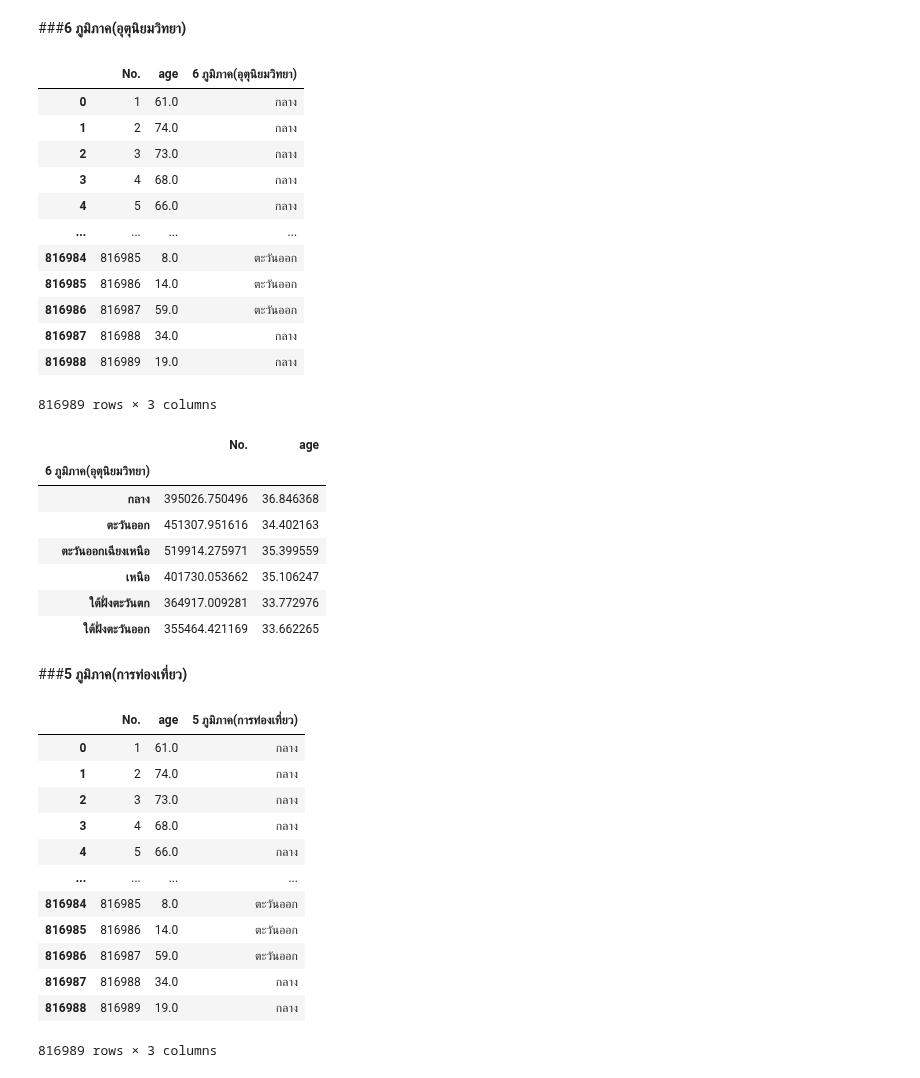
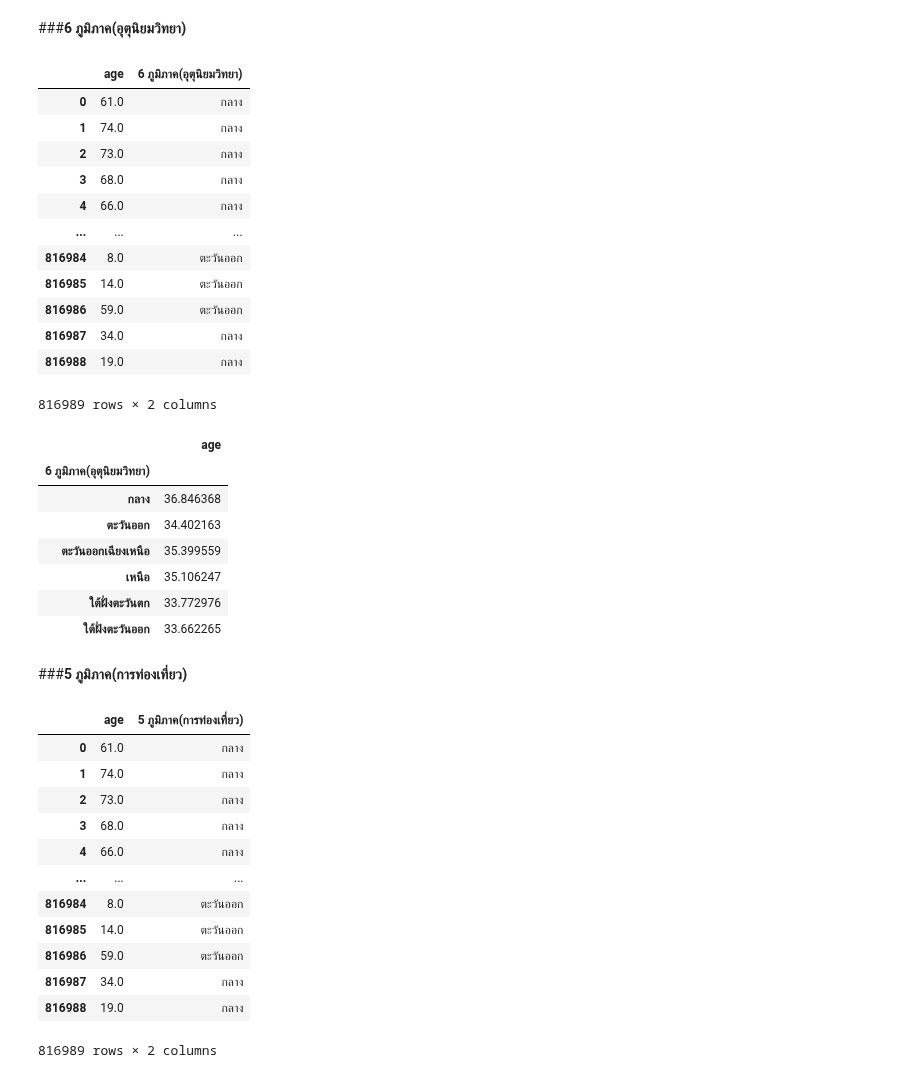
Before and after one commit to gameaphiwat/data_viz_2022, a Jupyter notebook: BasicPython&DataViz_midterm2022.ipynb, the cells around one changed output. Drawn from its saved outputs; the diff is of its cells as text; code cells hidden in the pictures.

```diff
--- a/BasicPython&DataViz_midterm2022.ipynb
+++ b/BasicPython&DataViz_midterm2022.ipynb
@@ -536,52 +762,52 @@ data_b.groupby('4 ภูมิภาค(การเมือง)').mean()
 # %% [markdown]
 ###**6 ภูมิภาค(อุตุนิยมวิทยา)**
 # %%
-data_c = data_f[['No.','age','6 ภูมิภาค(อุตุนิยมวิทยา)']]
+data_c = data_f[['age','6 ภูมิภาค(อุตุนิยมวิทยา)']]
 data_c
 # %% [output]
-|  | No. | age | 6 ภูมิภาค(อุตุนิยมวิทยา) |
-| 0 | 1 | 61.0 | กลาง |
-| 1 | 2 | 74.0 | กลาง |
-| 2 | 3 | 73.0 | กลาง |
-| 3 | 4 | 68.0 | กลาง |
-| 4 | 5 | 66.0 | กลาง |
-| ... | ... | ... | ... |
-| 816984 | 816985 | 8.0 | ตะวันออก |
-| 816985 | 816986 | 14.0 | ตะวันออก |
-| 816986 | 816987 | 59.0 | ตะวันออก |
-| 816987 | 816988 | 34.0 | กลาง |
-| 816988 | 816989 | 19.0 | กลาง |
+|  | age | 6 ภูมิภาค(อุตุนิยมวิทยา) |
+| 0 | 61.0 | กลาง |
+| 1 | 74.0 | กลาง |
+| 2 | 73.0 | กลาง |
+| 3 | 68.0 | กลาง |
+| 4 | 66.0 | กลาง |
+| ... | ... | ... |
+| 816984 | 8.0 | ตะวันออก |
+| 816985 | 14.0 | ตะวันออก |
+| 816986 | 59.0 | ตะวันออก |
+| 816987 | 34.0 | กลาง |
+| 816988 | 19.0 | กลาง |
-816989 rows × 3 columns
+816989 rows × 2 columns
 # %%
 data_c.groupby('6 ภูมิภาค(อุตุนิยมวิทยา)').mean()
 # %% [output]
-|  | No. | age |
-| 6 ภูมิภาค(อุตุนิยมวิทยา) |  |  |
-| กลาง | 395026.750496 | 36.846368 |
-| ตะวันออก | 451307.951616 | 34.402163 |
-| ตะวันออกเฉียงเหนือ | 519914.275971 | 35.399559 |
-| เหนือ | 401730.053662 | 35.106247 |
-| ใต้ฝั่งตะวันตก | 364917.009281 | 33.772976 |
-| ใต้ฝั่งตะวันออก | 355464.421169 | 33.662265 |
+|  | age |
+| 6 ภูมิภาค(อุตุนิยมวิทยา) |  |
+| กลาง | 36.846368 |
+| ตะวันออก | 34.402163 |
+| ตะวันออกเฉียงเหนือ | 35.399559 |
+| เหนือ | 35.106247 |
+| ใต้ฝั่งตะวันตก | 33.772976 |
+| ใต้ฝั่งตะวันออก | 33.662265 |
 # %% [markdown]
 ###**5 ภูมิภาค(การท่องเที่ยว)**
 # %%
-data_d = data_f[['No.','age','5 ภูมิภาค(การท่องเที่ยว)']]
+data_d = data_f[['age','5 ภูมิภาค(การท่องเที่ยว)']]
 data_d
 # %% [output]
-|  | No. | age | 5 ภูมิภาค(การท่องเที่ยว) |
-| 0 | 1 | 61.0 | กลาง |
-| 1 | 2 | 74.0 | กลาง |
-| 2 | 3 | 73.0 | กลาง |
-| 3 | 4 | 68.0 | กลาง |
-| 4 | 5 | 66.0 | กลาง |
-| ... | ... | ... | ... |
-| 816984 | 816985 | 8.0 | ตะวันออก |
-| 816985 | 816986 | 14.0 | ตะวันออก |
-| 816986 | 816987 | 59.0 | ตะวันออก |
-| 816987 | 816988 | 34.0 | กลาง |
-| 816988 | 816989 | 19.0 | กลาง |
+|  | age | 5 ภูมิภาค(การท่องเที่ยว) |
+| 0 | 61.0 | กลาง |
+| 1 | 74.0 | กลาง |
+| 2 | 73.0 | กลาง |
+| 3 | 68.0 | กลาง |
+| 4 | 66.0 | กลาง |
+| ... | ... | ... |
+| 816984 | 8.0 | ตะวันออก |
+| 816985 | 14.0 | ตะวันออก |
+| 816986 | 59.0 | ตะวันออก |
+| 816987 | 34.0 | กลาง |
+| 816988 | 19.0 | กลาง |
-816989 rows × 3 columns
+816989 rows × 2 columns
 # %%
 data_d.groupby('5 ภูมิภาค(การท่องเที่ยว)').mean()
 # %% [output]
```
Also changed, not shown: parts of 37 cells of this notebook.
